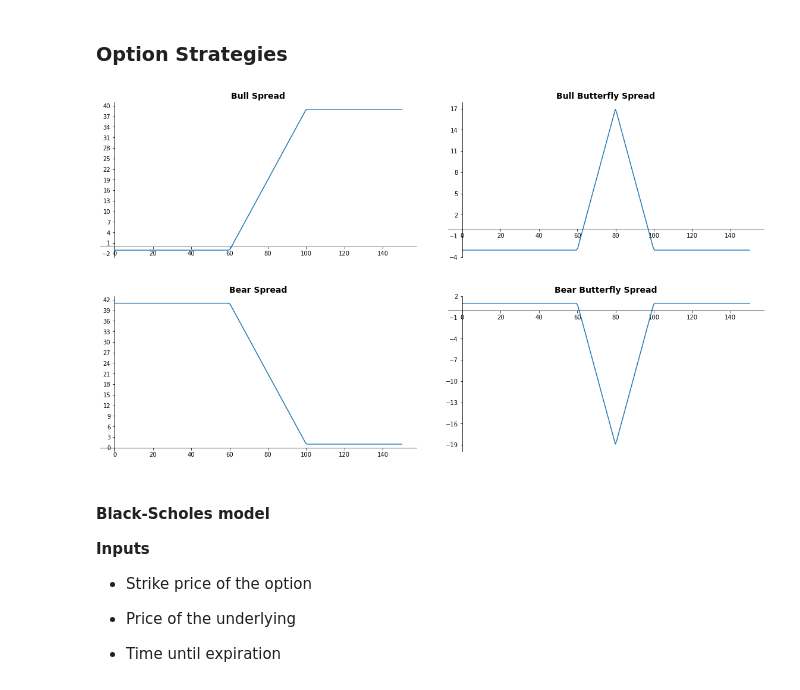
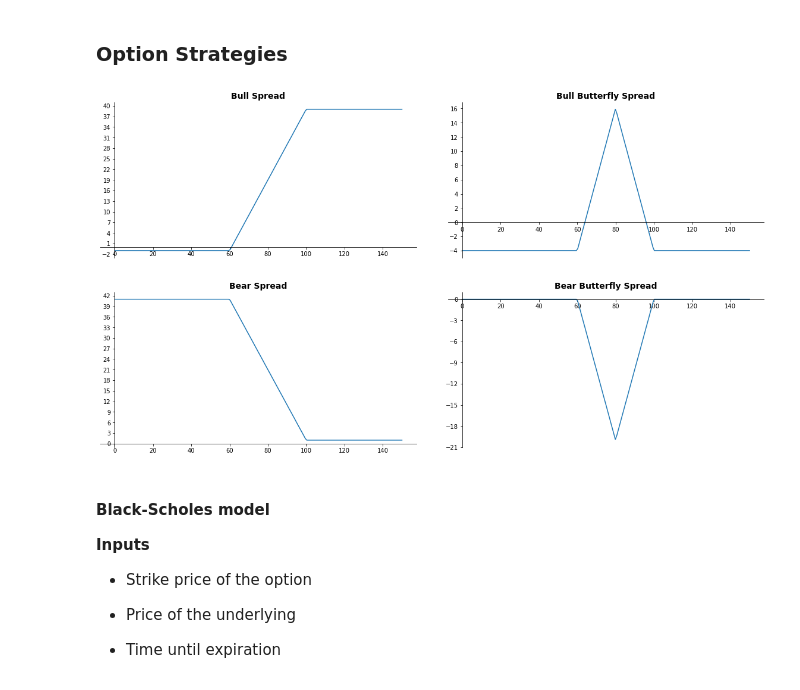
Before and after one commit to Vuong-Chu/Projects, a Jupyter notebook: Python/Quant Finance/Quant Finance.ipynb, the cells around one changed output. Cells and saved outputs as stored; diff of their text form; code cells hidden in the pictures.

```diff
--- a/Python/Quant Finance/Quant Finance.ipynb
+++ b/Python/Quant Finance/Quant Finance.ipynb
@@ -78,7 +78,7 @@ E3 = 100
 E2 = (E1+E3)/2
 St = np.linspace(0,150,200)
 N = np.size(St)
-y1 = np.maximum(np.zeros(N),St-E1) + np.maximum(np.zeros(N),St-E3) - cost
+y1 = np.maximum(np.zeros(N),St-E1) + np.maximum(np.zeros(N),St-E3) - 2*cost
 y2 = 2*(-np.maximum(np.zeros(N),St-E2) - cost)
 
 payoff1 = np.maximum(np.zeros(N),St-E1) - np.maximum(np.zeros(N),St-E3) - cost
@@ -99,7 +99,7 @@ ax1.set_title("Bull Spread",fontsize = 14, fontweight = "bold")
 
 ax2 = plt.subplot(2,2,2)
 ax2.plot(St,payoff2)
-ax2.yaxis.set_ticks(np.arange(int(min(payoff2)-1),int(max(payoff2+2)),3)) #Change y tick
+ax2.yaxis.set_ticks(np.arange(int(min(payoff2)),int(max(payoff2))+2,2)) #Change y tick
 ax2.spines['left'].set_position(('data', 0))
 ax2.spines['bottom'].set_position(('data', 0))
 ax2.spines['top'].set_visible(False)
@@ -107,7 +107,7 @@ ax2.spines['right'].set_visible(False)
 ax2.set_title("Bull Butterfly Spread",fontsize = 14, fontweight = "bold")
 fig1.show()
 # %% [output]
-[figure, old version]
+[figure, new version]
 # %%
 """
 1. Bear Spread
@@ -124,38 +124,38 @@ E1 = 60
 E3 = 100
 E2 = (E1+E3)/2
 St = np.linspace(0,150,200)
 N = np.size(St)
-y1 = np.maximum(np.zeros(N),E1-St) + np.maximum(np.zeros(N),E3-St) + cost
-y2 = 2*(-np.maximum(np.zeros(N),E2-St) - cost)
+y1 = np.maximum(np.zeros(N),E1-St) + np.maximum(np.zeros(N),E3-St) - 2*cost
+y2 = 2*(-np.maximum(np.zeros(N),E2-St) + cost)
 
 payoff1 = - np.maximum(np.zeros(N),E1-St) + np.maximum(np.zeros(N),E3-St) + cost
 
 payoff2 = - y1 - y2
 
 fig1 = plt.figure(figsize=(20,12))
 plt.subplots_adjust(hspace = 0.5, wspace = 0.1)
 
 ax1 = plt.subplot(2,2,3)
 ax1.plot(St,payoff1)
-ax1.yaxis.set_ticks(np.arange(int(min(payoff1)-1),int(max(payoff1+2)),3)) #Change y tick
+ax1.yaxis.set_ticks(np.arange(int(min(payoff1))-1,int(max(payoff1))+2,3)) #Change y tick
 ax1.spines['left'].set_position(('data', 0))
 ax1.spines['bottom'].set_position(('data', 0))
 ax1.spines['top'].set_visible(False)
 ax1.spines['right'].set_visible(False)
 ax1.set_title("Bear Spread",fontsize = 14, fontweight = "bold")
 
 ax2 = plt.subplot(2,2,4)
 ax2.plot(St,payoff2)
-ax2.yaxis.set_ticks(np.arange(int(min(payoff2)-1),int(max(payoff2+2)),3)) #Change y tick
+ax2.yaxis.set_ticks(np.arange(int(min(payoff2))-2,int(max(payoff2))+2,3)) #Change y tick
 ax2.spines['left'].set_position(('data', 0))
 ax2.spines['bottom'].set_position(('data', 0))
 ax2.spines['top'].set_visible(False)
 ax2.spines['right'].set_visible(False)
 ax2.set_title("Bear Butterfly Spread",fontsize = 14, fontweight = "bold")
 
 fig1.show()
 # %% [output]
-[figure, old version]
+[figure, new version]
 # %% [markdown]
 #### Black-Scholes model
 
```
